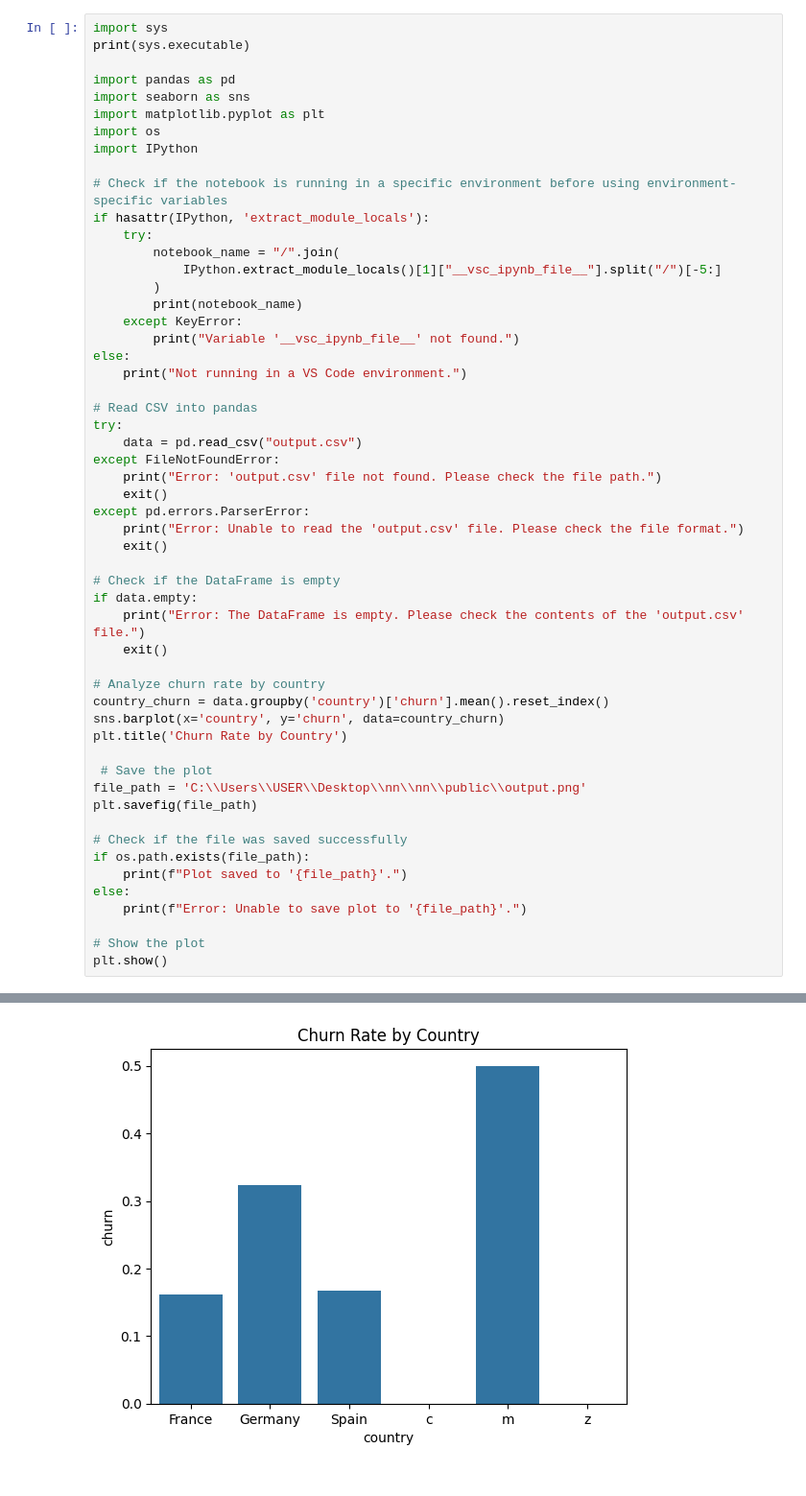
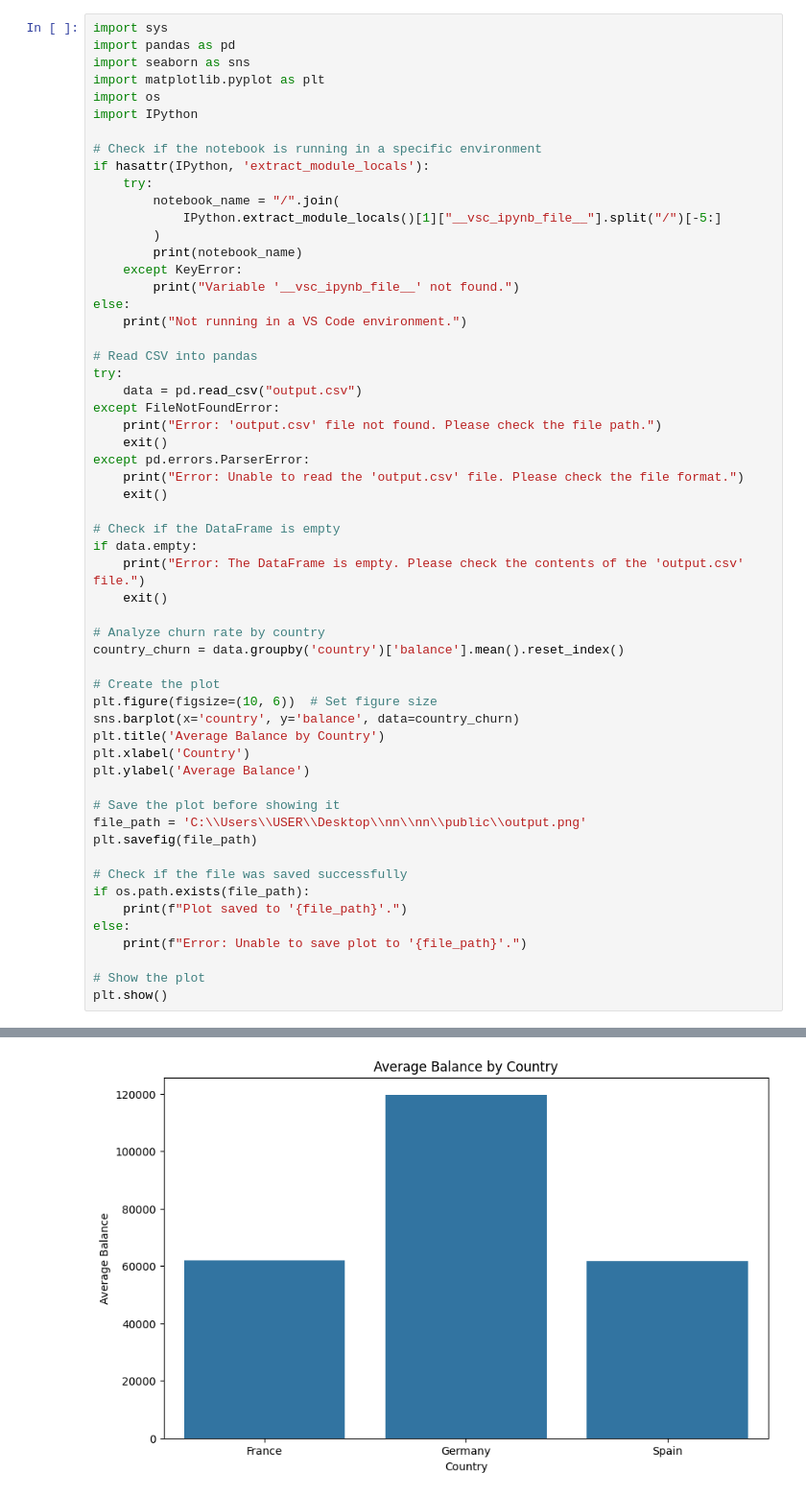
Before and after one commit to mohamdhassa/data-entry-and-analytics-system, a Jupyter notebook: bb.ipynb, the cells around one changed output, grey strips where cells are left out. Shown at 96% size. Saved outputs shown, nothing was run; the diff lists cells and outputs as text.

```diff
--- a/bb.ipynb
+++ b/bb.ipynb
@@ -1,14 +1,12 @@
 # %%
 import sys
-print(sys.executable)
-
 import pandas as pd
 import seaborn as sns
 import matplotlib.pyplot as plt
 import os
 import IPython
 
-# Check if the notebook is running in a specific environment before using environment-specific variables
+# Check if the notebook is running in a specific environment
 if hasattr(IPython, 'extract_module_locals'):
     try:
         notebook_name = "/".join(
@@ -36,11 +34,16 @@ if data.empty:
     exit()
 
 # Analyze churn rate by country
-country_churn = data.groupby('country')['churn'].mean().reset_index()
-sns.barplot(x='country', y='churn', data=country_churn)
-plt.title('Churn Rate by Country')
+country_churn = data.groupby('country')['balance'].mean().reset_index()
 
- # Save the plot
+# Create the plot
+plt.figure(figsize=(10, 6))  # Set figure size
+sns.barplot(x='country', y='balance', data=country_churn)
+plt.title('Average Balance by Country')
+plt.xlabel('Country')
+plt.ylabel('Average Balance')
+
+# Save the plot before showing it
 file_path = 'C:\\Users\\USER\\Desktop\\nn\\nn\\public\\output.png'
 plt.savefig(file_path)
 
@@ -57,3 +59,3 @@ C:\Users\USER\Desktop\nn\myenv\Scripts\python.exe
 Variable '__vsc_ipynb_file__' not found.
 Plot saved to 'C:\Users\USER\Desktop\nn\nn\public\output.png'.
-[figure, old version]
+[figure, new version]
```
Also changed, not shown: parts of 23 cells of this notebook, 34 other files.
